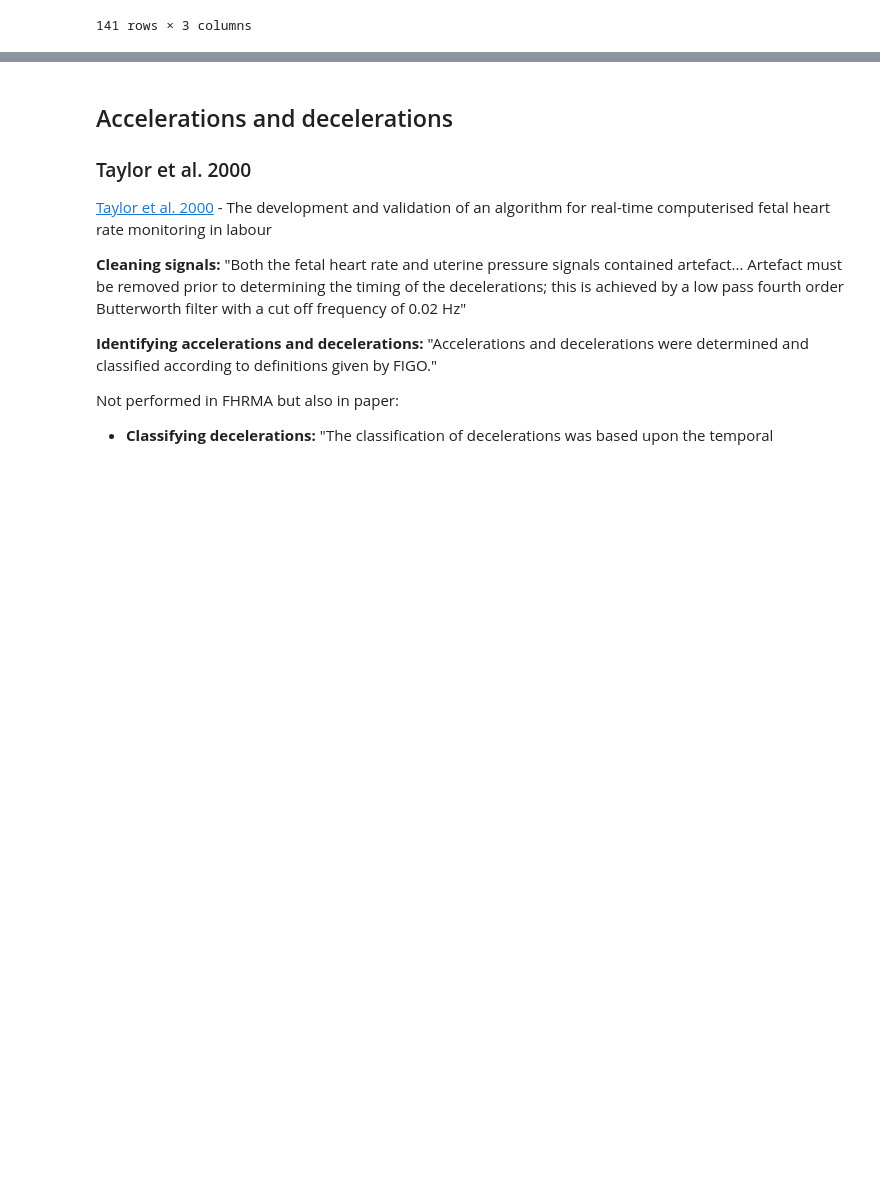
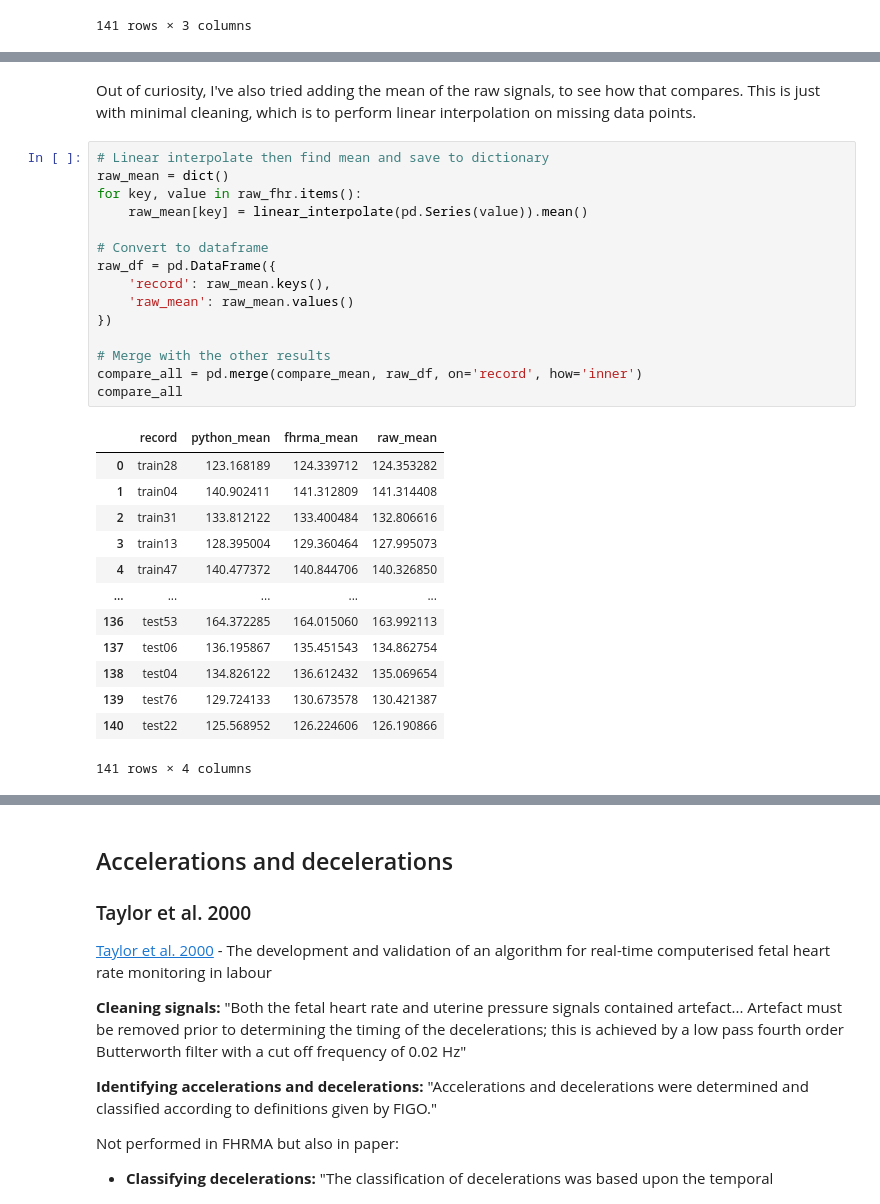
Before and after one commit to birth-outcomes/ctg_exploratory, a Jupyter notebook: 12_feature_extraction.ipynb, the cells around one changed output, grey strips where cells are left out. Drawn from its saved outputs; the diff is of its cells as text; blank space fills up the shorter version.

```diff
--- a/12_feature_extraction.ipynb
+++ b/12_feature_extraction.ipynb
@@ -563,0 +579,31 @@ plt.show()
+# %% [markdown]
+Out of curiosity, I've also tried adding the mean of the raw signals, to see how that compares. This is just with minimal cleaning, which is to perform linear interpolation on missing data points.
+# %%
+# Linear interpolate then find mean and save to dictionary
+raw_mean = dict()
+for key, value in raw_fhr.items():
+    raw_mean[key] = linear_interpolate(pd.Series(value)).mean()
+
+# Convert to dataframe
+raw_df = pd.DataFrame({
+    'record': raw_mean.keys(),
+    'raw_mean': raw_mean.values()
+})
+
+# Merge with the other results
+compare_all = pd.merge(compare_mean, raw_df, on='record', how='inner')
+compare_all
+# %% [output]
+|  | record | python_mean | fhrma_mean | raw_mean |
+| 0 | train28 | 123.168189 | 124.339712 | 124.353282 |
+| 1 | train04 | 140.902411 | 141.312809 | 141.314408 |
+| 2 | train31 | 133.812122 | 133.400484 | 132.806616 |
+| 3 | train13 | 128.395004 | 129.360464 | 127.995073 |
+| 4 | train47 | 140.477372 | 140.844706 | 140.326850 |
+| ... | ... | ... | ... | ... |
+| 136 | test53 | 164.372285 | 164.015060 | 163.992113 |
+| 137 | test06 | 136.195867 | 135.451543 | 134.862754 |
+| 138 | test04 | 134.826122 | 136.612432 | 135.069654 |
+| 139 | test76 | 129.724133 | 130.673578 | 130.421387 |
+| 140 | test22 | 125.568952 | 126.224606 | 126.190866 |
+141 rows × 4 columns
```
Also changed, not shown: parts of 6 cells of this notebook.
